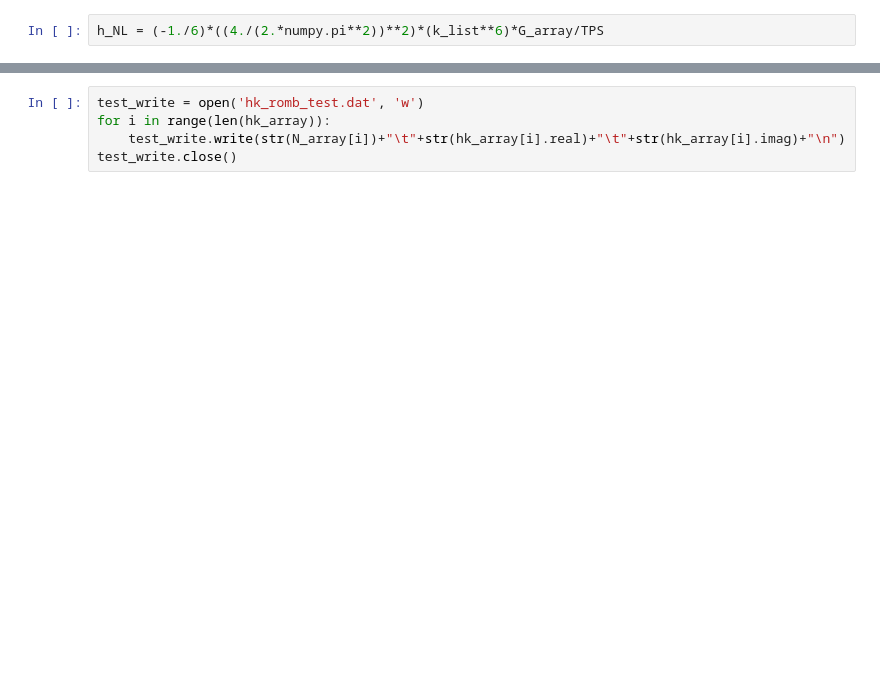
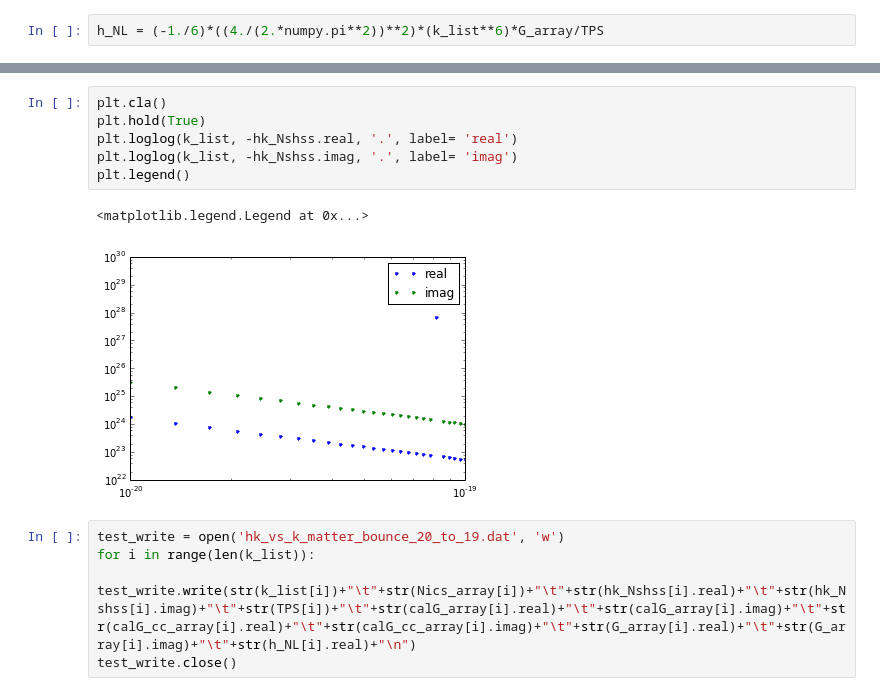
Before and after one commit to rahulporuri/project_work, a Jupyter notebook: matter_bounce/tensor_bi-spectrum-Copy0.ipynb, the cells around one changed output, grey strips where cells are left out. Saved outputs shown, nothing was run; the diff lists cells and outputs as text; blank space fills up the shorter version.

```diff
--- a/matter_bounce/tensor_bi-spectrum-Copy0.ipynb
+++ b/matter_bounce/tensor_bi-spectrum-Copy0.ipynb
@@ -196,5 +222,14 @@ calG and calG* = [ -5.47002875e+80 -9.34322459e+79j] [ -5.47002875e+80 +9.343224
+# %%
+plt.cla()
+plt.hold(True)
+plt.loglog(k_list, -hk_Nshss.real, '.', label= 'real')
+plt.loglog(k_list, -hk_Nshss.imag, '.', label= 'imag')
+plt.legend()
+# %% [output]
+<matplotlib.legend.Legend at 0x...>
+[figure, added]
 # %%
-test_write = open('hk_romb_test.dat', 'w')
-for i in range(len(hk_array)):
-    test_write.write(str(N_array[i])+"\t"+str(hk_array[i].real)+"\t"+str(hk_array[i].imag)+"\n")
+test_write = open('hk_vs_k_matter_bounce_20_to_19.dat', 'w')
+for i in range(len(k_list)):
+    test_write.write(str(k_list[i])+"\t"+str(Nics_array[i])+"\t"+str(hk_Nshss[i].real)+"\t"+str(hk_Nshss[i].imag)+"\t"+str(TPS[i])+"\t"+str(calG_array[i].real)+"\t"+str(calG_array[i].imag)+"\t"+str(calG_cc_array[i].real)+"\t"+str(calG_cc_array[i].imag)+"\t"+str(G_array[i].real)+"\t"+str(G_array[i].imag)+"\t"+str(h_NL[i].real)+"\n")
 test_write.close()
```
Also changed, not shown: parts of 19 cells of this notebook, 8 other files.
